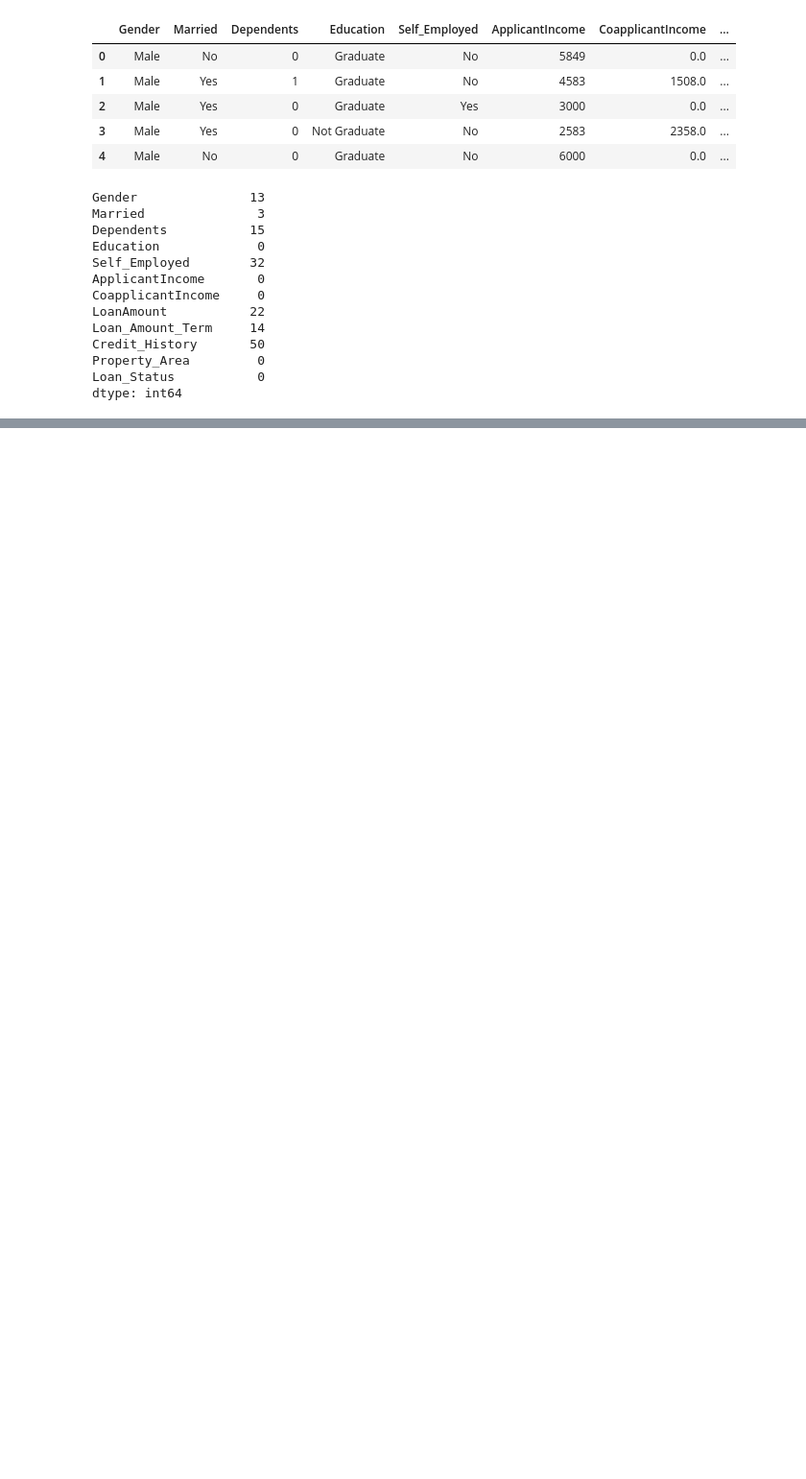
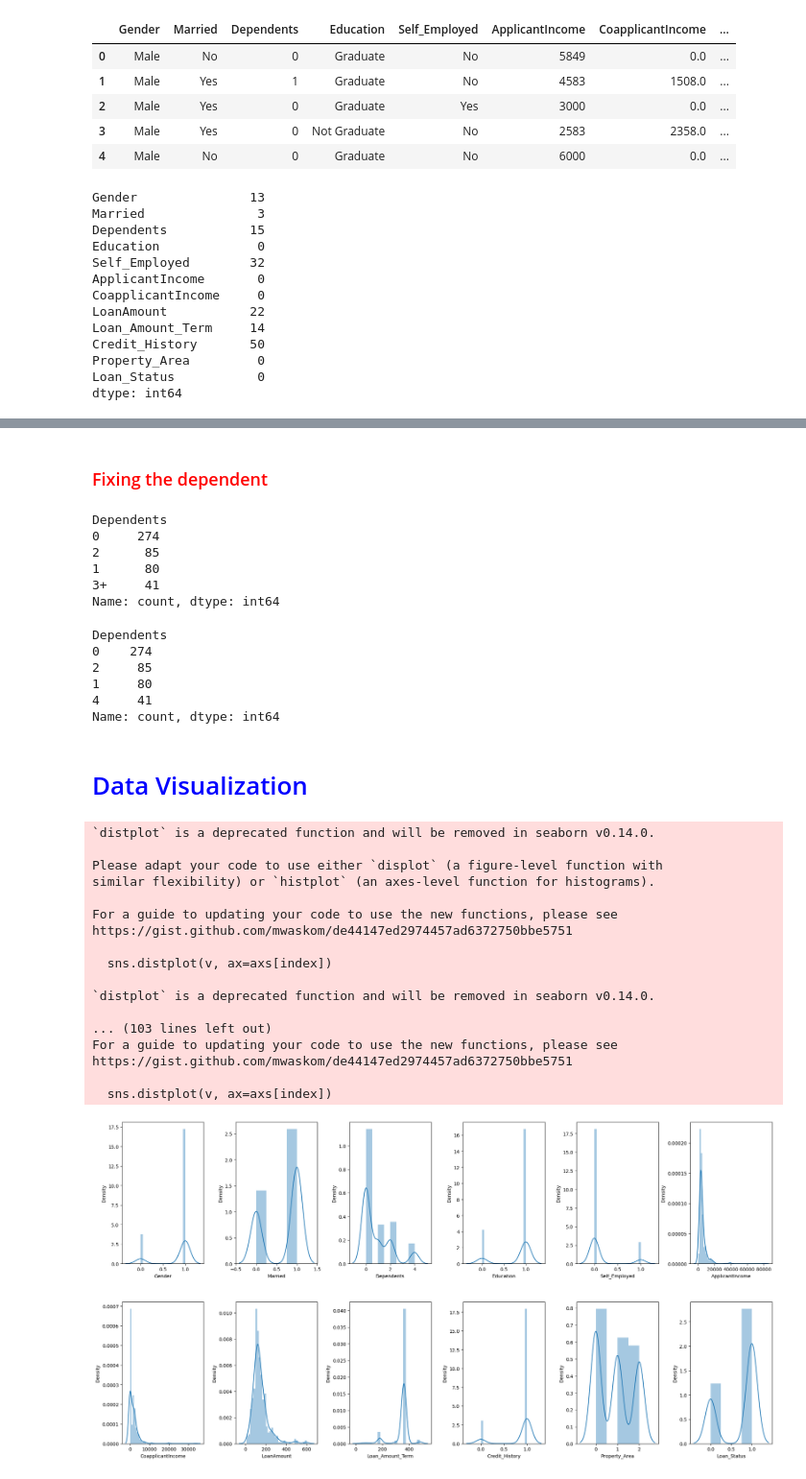
Before and after one commit to Bison619/ML_Practice_, a Jupyter notebook: Projects/Loan Status Prediction/Loan Status Prediction.ipynb, the cells around one changed output, grey strips where cells are left out. Shown: that part at 96% size. Cells and saved outputs as stored; diff of their text form; code cells hidden in the pictures; blank space fills up the shorter version.

Commit message:
added analysis and visualization for better understanding

```diff
--- a/Projects/Loan Status Prediction/Loan Status Prediction.ipynb
+++ b/Projects/Loan Status Prediction/Loan Status Prediction.ipynb
@@ -55,0 +56,2 @@ dtype: int64
+# %%
+data1 = data.dropna()
@@ -78,0 +125,3 @@ ValueError: could not convert string to float: 'Male'
+# %%
+data1.replace({'Loan_Status':{'N':0,'Y':1},'Gender':{'Female':0,'Male':1}, 'Married':{'No':0,'Yes':1}, 'Education':{'Not Graduate' :0,'Graduate':1},
+              'Self_Employed':{'No':0, 'Yes':1},'Property_Area':{'Semiurban':0,'Urban':1,'Rural':2}},inplace=True)
@@ -78,0 +139,52 @@ ValueError: could not convert string to float: 'Male'
+# %% [markdown]
+<h3 style = "color : red ;">Fixing the dependent</h3>
+# %%
+data1.value_counts('Dependents')
+# %% [output]
+Dependents
+0     274
+2      85
+1      80
+3+     41
+Name: count, dtype: int64
+# %%
+# to replace the 3+ as it may create error in the processing
+Loandata = data1.replace(to_replace= '3+', value=4)
+# %%
+Loandata.value_counts('Dependents')
+# %% [output]
+Dependents
+0    274
+2     85
+1     80
+4     41
+Name: count, dtype: int64
+# %% [markdown]
+<h1 style = "color : Blue ;"> Data Visualization</h1>
+# %%
+fig, axs = plt.subplots(ncols=6, nrows=2, figsize=(20, 10))
+index = 0
+axs = axs.flatten()
+for k,v in Loandata.items():
+    sns.distplot(v, ax=axs[index])
+    index += 1
+plt.tight_layout(pad=0.4, w_pad=0.5, h_pad=5.0)
+# %% [output]
+`distplot` is a deprecated function and will be removed in seaborn v0.14.0.
+
+Please adapt your code to use either `displot` (a figure-level function with
+similar flexibility) or `histplot` (an axes-level function for histograms).
+
+For a guide to updating your code to use the new functions, please see
+https://gist.github.com/mwaskom/de44147ed2974457ad6372750bbe5751
+
+  sns.distplot(v, ax=axs[index])
+
+`distplot` is a deprecated function and will be removed in seaborn v0.14.0.
+
+... (103 lines left out)
+For a guide to updating your code to use the new functions, please see
+https://gist.github.com/mwaskom/de44147ed2974457ad6372750bbe5751
+
+  sns.distplot(v, ax=axs[index])
+[figure, added]
```
Also changed, not shown: parts of 18 cells of this notebook.
